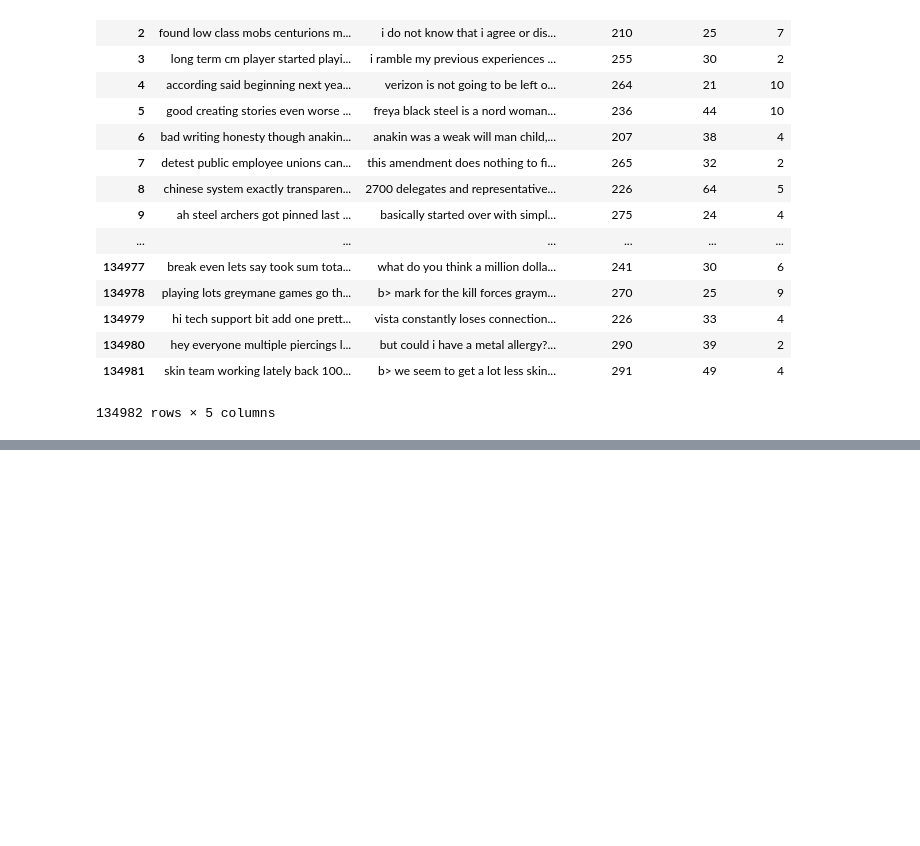
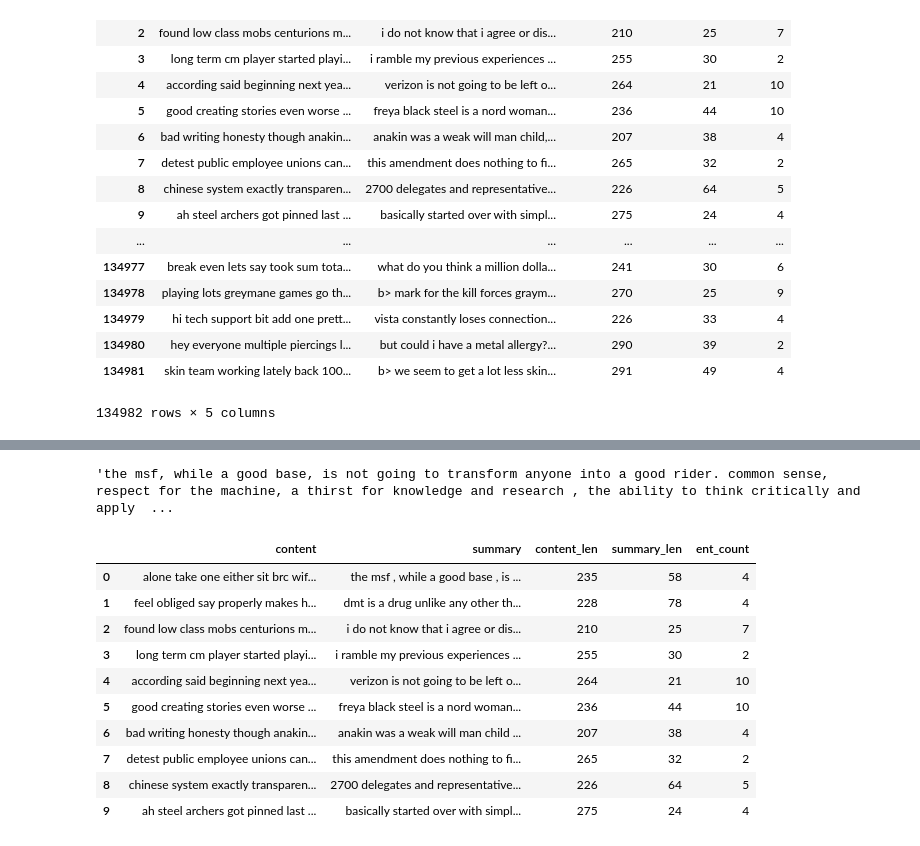
Before and after one commit to betty35/comment-summary-tests, a Jupyter notebook: Split File_limited_length.ipynb, the cells around one changed output, grey strips where cells are left out. Cells and saved outputs as stored; diff of their text form; code cells hidden in the pictures; blank space fills up the shorter version.

```diff
--- a/Split File_limited_length.ipynb
+++ b/Split File_limited_length.ipynb
@@ -362 +355,28 @@ True
+# %%
+df = pd.read_csv('output/corpus/processed_1.csv')
+# %%
+df.summary[0]
+# %% [output]
+'the msf, while a good base, is not going to transform anyone into a good rider. common sense, respect for the machine, a thirst for knowledge and research , the ability to think critically and apply  ...
+# %%
+def space_before_punct(text):
+    text = re.sub("([,.!?;$])",r" \1",text)
+    text = re.sub(' +', ' ',text)
+    return text
+# %%
+df.summary = df.summary.apply(lambda x: space_before_punct(x))
+# %%
+df[:10]
+# %% [output]
+|  | content | summary | content_len | summary_len | ent_count |
+| 0 | alone take one either sit brc wif... | the msf , while a good base , is ... | 235 | 58 | 4 |
+| 1 | feel obliged say properly makes h... | dmt is a drug unlike any other th... | 228 | 78 | 4 |
+| 2 | found low class mobs centurions m... | i do not know that i agree or dis... | 210 | 25 | 7 |
+| 3 | long term cm player started playi... | i ramble my previous experiences ... | 255 | 30 | 2 |
+| 4 | according said beginning next yea... | verizon is not going to be left o... | 264 | 21 | 10 |
+| 5 | good creating stories even worse ... | freya black steel is a nord woman... | 236 | 44 | 10 |
+| 6 | bad writing honesty though anakin... | anakin was a weak will man child ... | 207 | 38 | 4 |
+| 7 | detest public employee unions can... | this amendment does nothing to fi... | 265 | 32 | 2 |
+| 8 | chinese system exactly transparen... | 2700 delegates and representative... | 226 | 64 | 5 |
+| 9 | ah steel archers got pinned last ... | basically started over with simpl... | 275 | 24 | 4 |
 # %%
```
Also changed, not shown: parts of 5 cells of this notebook, 1 other file.
